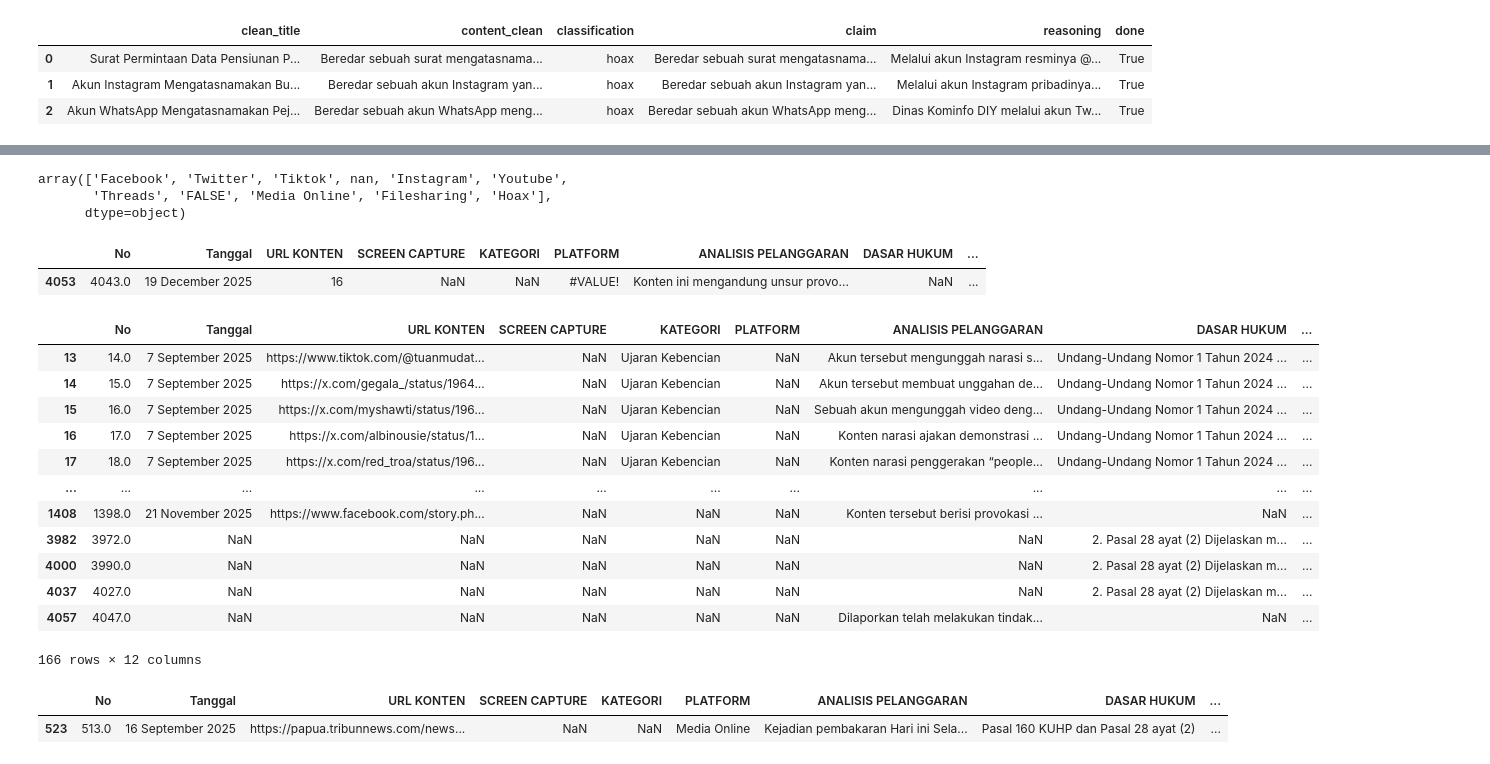
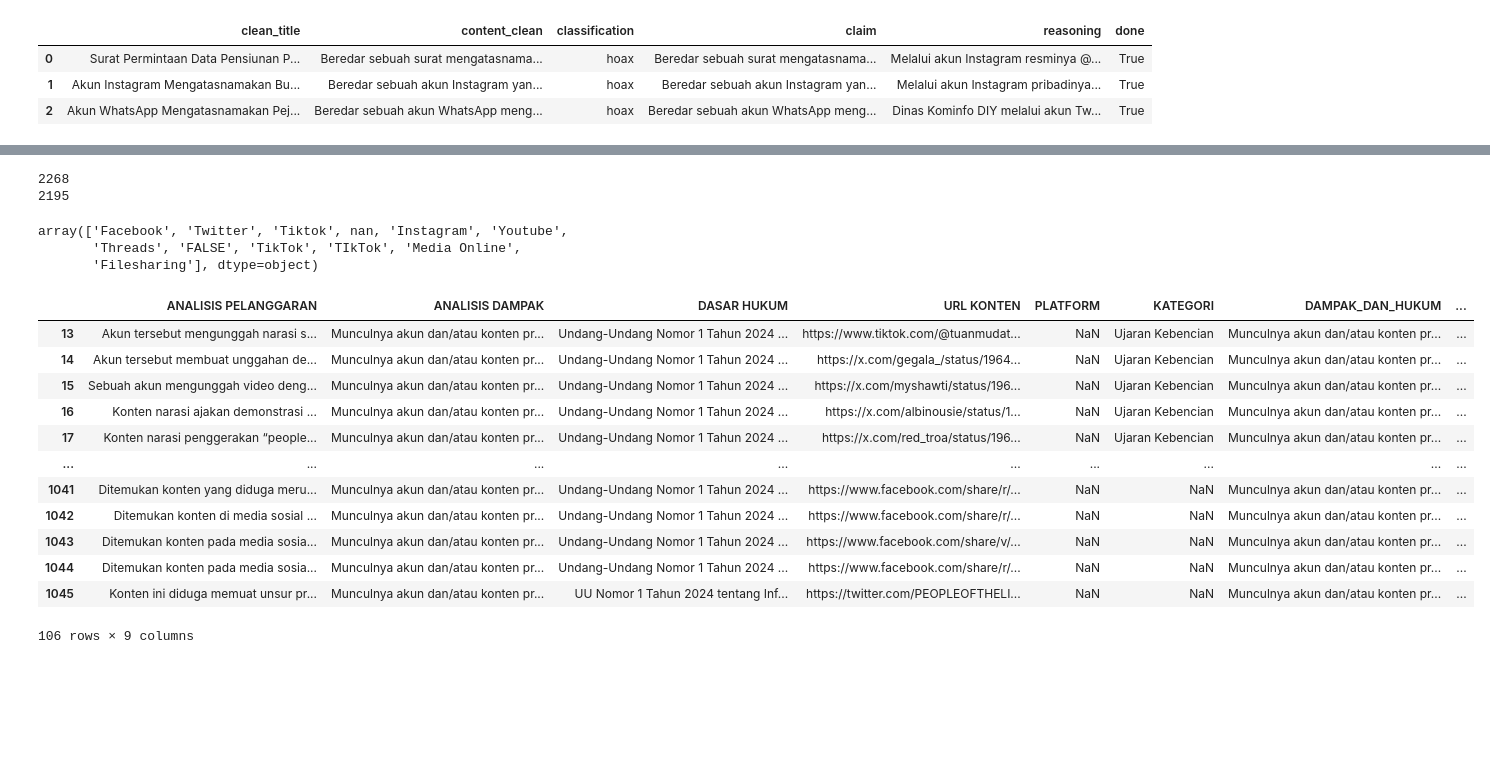
Before and after one commit to imdipo/capstone-AITF-komdigi, a Jupyter notebook: Cleaning/bersihin.ipynb, the cells around one changed output, grey strips where cells are left out. Saved outputs shown, nothing was run; the diff lists cells and outputs as text; code cells hidden in the pictures; blank space fills up the shorter version.

```diff
--- a/Cleaning/bersihin.ipynb
+++ b/Cleaning/bersihin.ipynb
@@ -1126,0 +1195,3 @@ data_clean.to_csv("data_clean.csv", index=False)
+# %%
+data_dariJoe = pd.read_csv("main-data/dataset_bersih_dan_digabungDariJoe.csv")
+len(data_dariJoe)
@@ -1126,0 +1216,3 @@ data_clean.to_csv("data_clean.csv", index=False)
+# %%
+data_dariJoe["banyak_kata_konten"] = data_dariJoe["ANALISIS PELANGGARAN"].str.split().str.len()
+data_dariJoe["banyak_kata_alasan"] = data_dariJoe["DAMPAK_DAN_HUKUM"].str.split().str.len()
@@ -1127,6 +1259,13 @@ data_clean.to_csv("data_clean.csv", index=False)
+# %%
+data_dariJoe_filtered = data_dariJoe[(data_dariJoe["banyak_kata_konten"] >= 10) & (data_dariJoe["banyak_kata_alasan"] >= 10)]
+print(len(data_dariJoe))
+print(len(data_dariJoe_filtered))
+# %% [output]
+2268
+2195
 # %%
-data_clean["PLATFORM"].unique()
+data_dariJoe_filtered["PLATFORM"].unique()
 # %% [output]
 array(['Facebook', 'Twitter', 'Tiktok', nan, 'Instagram', 'Youtube',
-       'Threads', 'FALSE', 'Media Online', 'Filesharing', 'Hoax'],
-      dtype=object)
+       'Threads', 'FALSE', 'TikTok', 'TIkTok', 'Media Online',
+       'Filesharing'], dtype=object)
@@ -1140,26 +1272,16 @@ data_clean["PLATFORM"] = data_clean["PLATFORM"].replace(target_map)
-# %%
-data_tambahan[data_tambahan["PLATFORM"] == "#VALUE!"]
-# %% [output]
-|  | No | Tanggal | URL KONTEN | SCREEN CAPTURE | KATEGORI | PLATFORM | ANALISIS PELANGGARAN | DASAR HUKUM | ... |
-| 4053 | 4043.0 | 19 December 2025 | 16 | NaN | NaN | #VALUE! | Konten ini mengandung unsur provo... | NaN | ... |
 # %%
-data_tambahan[data_tambahan["PLATFORM"].isna()]
+data_dariJoe_filtered[data_dariJoe_filtered["PLATFORM"].isna()]
 # %% [output]
-|  | No | Tanggal | URL KONTEN | SCREEN CAPTURE | KATEGORI | PLATFORM | ANALISIS PELANGGARAN | DASAR HUKUM | ... |
-| 13 | 14.0 | 7 September 2025 | https://www.tiktok.com/@tuanmudat... | NaN | Ujaran Kebencian | NaN | Akun tersebut mengunggah narasi s... | Undang-Undang Nomor 1 Tahun 2024 ... | ... |
-| 14 | 15.0 | 7 September 2025 | https://x.com/gegala_/status/1964... | NaN | Ujaran Kebencian | NaN | Akun tersebut membuat unggahan de... | Undang-Undang Nomor 1 Tahun 2024 ... | ... |
-| 15 | 16.0 | 7 September 2025 | https://x.com/myshawti/status/196... | NaN | Ujaran Kebencian | NaN | Sebuah akun mengunggah video deng... | Undang-Undang Nomor 1 Tahun 2024 ... | ... |
-| 16 | 17.0 | 7 September 2025 | https://x.com/albinousie/status/1... | NaN | Ujaran Kebencian | NaN | Konten narasi ajakan demonstrasi ... | Undang-Undang Nomor 1 Tahun 2024 ... | ... |
-| 17 | 18.0 | 7 September 2025 | https://x.com/red_troa/status/196... | NaN | Ujaran Kebencian | NaN | Konten narasi penggerakan “people... | Undang-Undang Nomor 1 Tahun 2024 ... | ... |
-| ... | ... | ... | ... | ... | ... | ... | ... | ... | ... |
-| 1408 | 1398.0 | 21 November 2025 | https://www.facebook.com/story.ph... | NaN | NaN | NaN | Konten tersebut berisi provokasi ... | NaN | ... |
-| 3982 | 3972.0 | NaN | NaN | NaN | NaN | NaN | NaN | 2. Pasal 28 ayat (2) Dijelaskan m... | ... |
-| 4000 | 3990.0 | NaN | NaN | NaN | NaN | NaN | NaN | 2. Pasal 28 ayat (2) Dijelaskan m... | ... |
-| 4037 | 4027.0 | NaN | NaN | NaN | NaN | NaN | NaN | 2. Pasal 28 ayat (2) Dijelaskan m... | ... |
-| 4057 | 4047.0 | NaN | NaN | NaN | NaN | NaN | Dilaporkan telah melakukan tindak... | NaN | ... |
+|  | ANALISIS PELANGGARAN | ANALISIS DAMPAK | DASAR HUKUM | URL KONTEN | PLATFORM | KATEGORI | DAMPAK_DAN_HUKUM | ... |
+| 13 | Akun tersebut mengunggah narasi s... | Munculnya akun dan/atau konten pr... | Undang-Undang Nomor 1 Tahun 2024 ... | https://www.tiktok.com/@tuanmudat... | NaN | Ujaran Kebencian | Munculnya akun dan/atau konten pr... | ... |
+| 14 | Akun tersebut membuat unggahan de... | Munculnya akun dan/atau konten pr... | Undang-Undang Nomor 1 Tahun 2024 ... | https://x.com/gegala_/status/1964... | NaN | Ujaran Kebencian | Munculnya akun dan/atau konten pr... | ... |
+| 15 | Sebuah akun mengunggah video deng... | Munculnya akun dan/atau konten pr... | Undang-Undang Nomor 1 Tahun 2024 ... | https://x.com/myshawti/status/196... | NaN | Ujaran Kebencian | Munculnya akun dan/atau konten pr... | ... |
+| 16 | Konten narasi ajakan demonstrasi ... | Munculnya akun dan/atau konten pr... | Undang-Undang Nomor 1 Tahun 2024 ... | https://x.com/albinousie/status/1... | NaN | Ujaran Kebencian | Munculnya akun dan/atau konten pr... | ... |
+| 17 | Konten narasi penggerakan “people... | Munculnya akun dan/atau konten pr... | Undang-Undang Nomor 1 Tahun 2024 ... | https://x.com/red_troa/status/196... | NaN | Ujaran Kebencian | Munculnya akun dan/atau konten pr... | ... |
+| ... | ... | ... | ... | ... | ... | ... | ... | ... |
+| 1041 | Ditemukan konten yang diduga meru... | Munculnya akun dan/atau konten pr... | Undang-Undang Nomor 1 Tahun 2024 ... | https://www.facebook.com/share/r/... | NaN | NaN | Munculnya akun dan/atau konten pr... | ... |
+| 1042 | Ditemukan konten di media sosial ... | Munculnya akun dan/atau konten pr... | Undang-Undang Nomor 1 Tahun 2024 ... | https://www.facebook.com/share/r/... | NaN | NaN | Munculnya akun dan/atau konten pr... | ... |
+| 1043 | Ditemukan konten pada media sosia... | Munculnya akun dan/atau konten pr... | Undang-Undang Nomor 1 Tahun 2024 ... | https://www.facebook.com/share/v/... | NaN | NaN | Munculnya akun dan/atau konten pr... | ... |
+| 1044 | Ditemukan konten pada media sosia... | Munculnya akun dan/atau konten pr... | Undang-Undang Nomor 1 Tahun 2024 ... | https://www.facebook.com/share/r/... | NaN | NaN | Munculnya akun dan/atau konten pr... | ... |
+| 1045 | Konten ini diduga memuat unsur pr... | Munculnya akun dan/atau konten pr... | UU Nomor 1 Tahun 2024 tentang Inf... | https://twitter.com/PEOPLEOFTHELI... | NaN | NaN | Munculnya akun dan/atau konten pr... | ... |
-166 rows × 12 columns
+106 rows × 9 columns
-# %%
-data_tambahan[data_tambahan["PLATFORM"] == "Media Online"]
-# %% [output]
-|  | No | Tanggal | URL KONTEN | SCREEN CAPTURE | KATEGORI | PLATFORM | ANALISIS PELANGGARAN | DASAR HUKUM | ... |
-| 523 | 513.0 | 16 September 2025 | https://papua.tribunnews.com/news... | NaN | NaN | Media Online | Kejadian pembakaran Hari ini Sela... | Pasal 160 KUHP dan Pasal 28 ayat (2) | ... |
```
Also changed, not shown: parts of 32 cells of this notebook.
